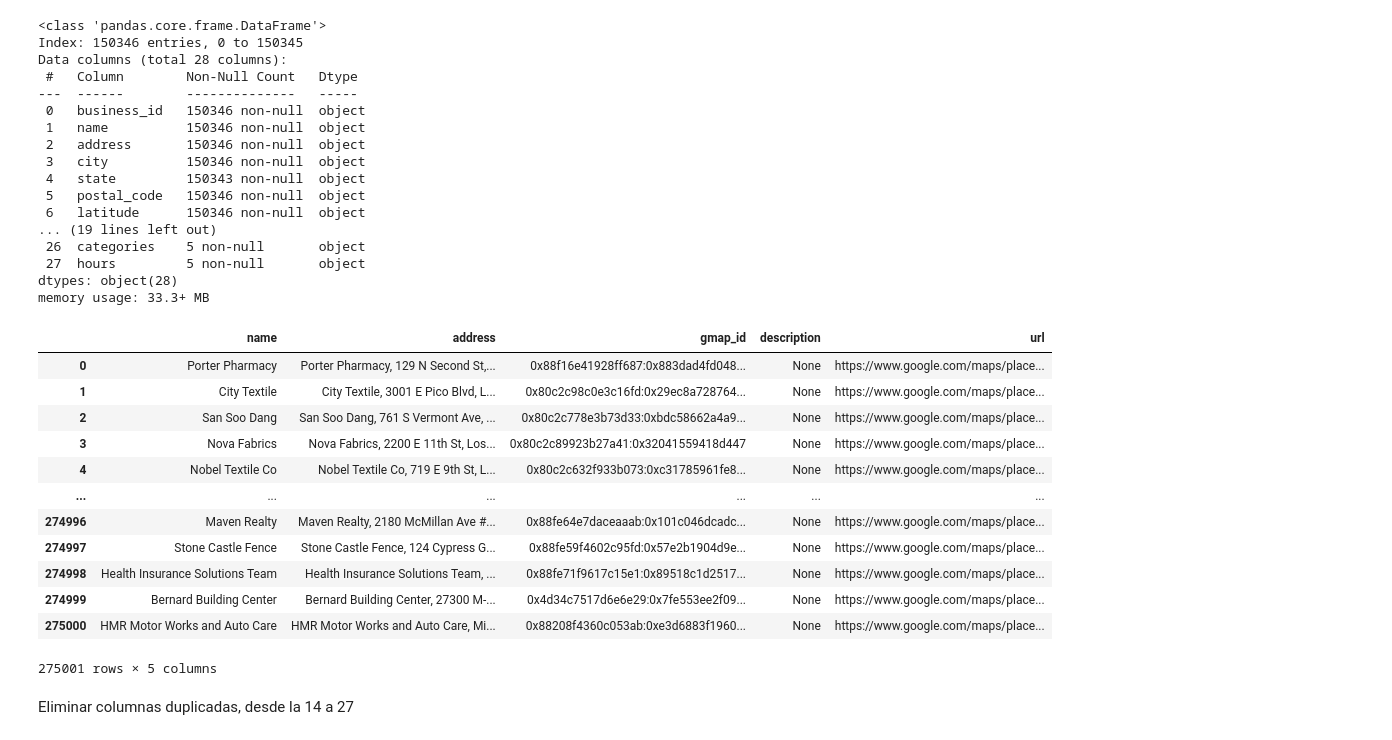
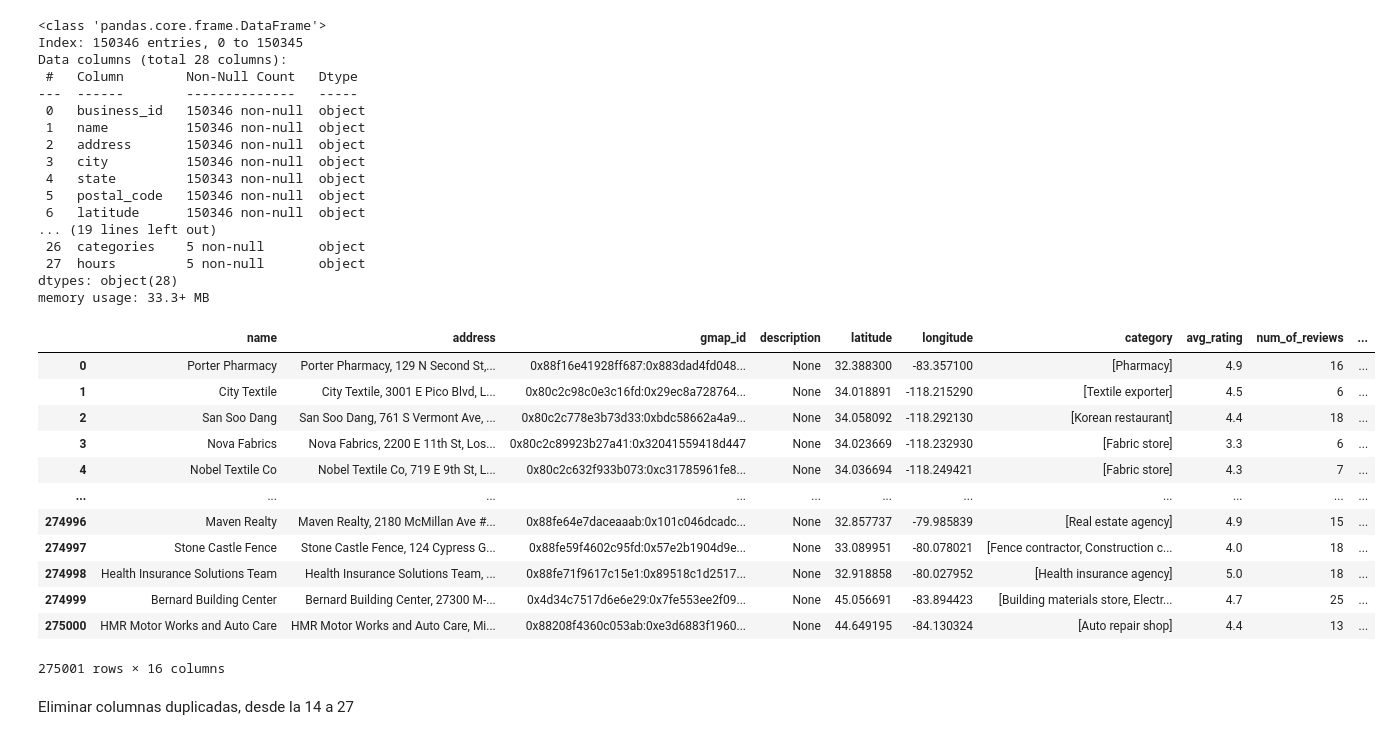
Before and after one commit to moralespbl/ProyectoFinal, a Jupyter notebook: EDA.ipynb, the cells around one changed output. Drawn from its saved outputs; the diff is of its cells as text; code cells hidden in the pictures.

```diff
--- a/EDA.ipynb
+++ b/EDA.ipynb
@@ -332,22 +398,22 @@ df_ordenado = filas_duplicadas.sort_values(by='gmap_id')
 
 
 df_ordenado
-# %%
-df1.iloc[:,[0,1,2,3,14]]
-# %% [output]
-|  | name | address | gmap_id | description | url |
-| 0 | Porter Pharmacy | Porter Pharmacy, 129 N Second St,... | 0x88f16e41928ff687:0x883dad4fd048... | None | https://www.google.com/maps/place... |
-| 1 | City Textile | City Textile, 3001 E Pico Blvd, L... | 0x80c2c98c0e3c16fd:0x29ec8a728764... | None | https://www.google.com/maps/place... |
-| 2 | San Soo Dang | San Soo Dang, 761 S Vermont Ave, ... | 0x80c2c778e3b73d33:0xbdc58662a4a9... | None | https://www.google.com/maps/place... |
-| 3 | Nova Fabrics | Nova Fabrics, 2200 E 11th St, Los... | 0x80c2c89923b27a41:0x32041559418d447 | None | https://www.google.com/maps/place... |
-| 4 | Nobel Textile Co | Nobel Textile Co, 719 E 9th St, L... | 0x80c2c632f933b073:0xc31785961fe8... | None | https://www.google.com/maps/place... |
-| ... | ... | ... | ... | ... | ... |
-| 274996 | Maven Realty | Maven Realty, 2180 McMillan Ave #... | 0x88fe64e7daceaaab:0x101c046dcadc... | None | https://www.google.com/maps/place... |
-| 274997 | Stone Castle Fence | Stone Castle Fence, 124 Cypress G... | 0x88fe59f4602c95fd:0x57e2b1904d9e... | None | https://www.google.com/maps/place... |
-| 274998 | Health Insurance Solutions Team | Health Insurance Solutions Team, ... | 0x88fe71f9617c15e1:0x89518c1d2517... | None | https://www.google.com/maps/place... |
-| 274999 | Bernard Building Center | Bernard Building Center, 27300 M-... | 0x4d34c7517d6e6e29:0x7fe553ee2f09... | None | https://www.google.com/maps/place... |
-| 275000 | HMR Motor Works and Auto Care | HMR Motor Works and Auto Care, Mi... | 0x88208f4360c053ab:0xe3d6883f1960... | None | https://www.google.com/maps/place... |
-275001 rows × 5 columns
+# %%
+df1
+# %% [output]
+|  | name | address | gmap_id | description | latitude | longitude | category | avg_rating | num_of_reviews | ... |
+| 0 | Porter Pharmacy | Porter Pharmacy, 129 N Second St,... | 0x88f16e41928ff687:0x883dad4fd048... | None | 32.388300 | -83.357100 | [Pharmacy] | 4.9 | 16 | ... |
+| 1 | City Textile | City Textile, 3001 E Pico Blvd, L... | 0x80c2c98c0e3c16fd:0x29ec8a728764... | None | 34.018891 | -118.215290 | [Textile exporter] | 4.5 | 6 | ... |
+| 2 | San Soo Dang | San Soo Dang, 761 S Vermont Ave, ... | 0x80c2c778e3b73d33:0xbdc58662a4a9... | None | 34.058092 | -118.292130 | [Korean restaurant] | 4.4 | 18 | ... |
+| 3 | Nova Fabrics | Nova Fabrics, 2200 E 11th St, Los... | 0x80c2c89923b27a41:0x32041559418d447 | None | 34.023669 | -118.232930 | [Fabric store] | 3.3 | 6 | ... |
+| 4 | Nobel Textile Co | Nobel Textile Co, 719 E 9th St, L... | 0x80c2c632f933b073:0xc31785961fe8... | None | 34.036694 | -118.249421 | [Fabric store] | 4.3 | 7 | ... |
+| ... | ... | ... | ... | ... | ... | ... | ... | ... | ... | ... |
+| 274996 | Maven Realty | Maven Realty, 2180 McMillan Ave #... | 0x88fe64e7daceaaab:0x101c046dcadc... | None | 32.857737 | -79.985839 | [Real estate agency] | 4.9 | 15 | ... |
+| 274997 | Stone Castle Fence | Stone Castle Fence, 124 Cypress G... | 0x88fe59f4602c95fd:0x57e2b1904d9e... | None | 33.089951 | -80.078021 | [Fence contractor, Construction c... | 4.0 | 18 | ... |
+| 274998 | Health Insurance Solutions Team | Health Insurance Solutions Team, ... | 0x88fe71f9617c15e1:0x89518c1d2517... | None | 32.918858 | -80.027952 | [Health insurance agency] | 5.0 | 18 | ... |
+| 274999 | Bernard Building Center | Bernard Building Center, 27300 M-... | 0x4d34c7517d6e6e29:0x7fe553ee2f09... | None | 45.056691 | -83.894423 | [Building materials store, Electr... | 4.7 | 25 | ... |
+| 275000 | HMR Motor Works and Auto Care | HMR Motor Works and Auto Care, Mi... | 0x88208f4360c053ab:0xe3d6883f1960... | None | 44.649195 | -84.130324 | [Auto repair shop] | 4.4 | 13 | ... |
+275001 rows × 16 columns
 # %%
 # Crear un nuevo DataFrame usando loc
 dfYeplp_copia = dfYeplp.copy()
```
Also changed, not shown: parts of 11 cells of this notebook.
